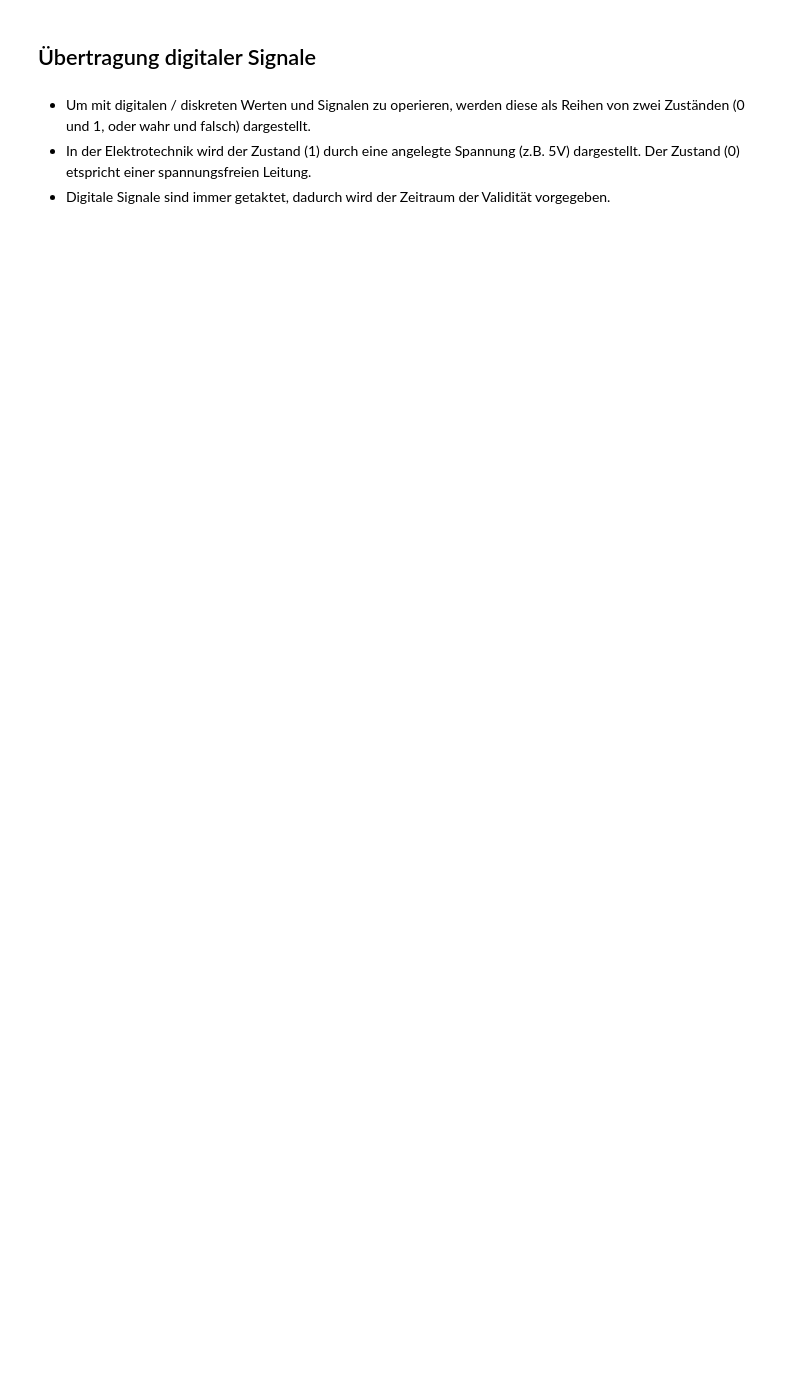
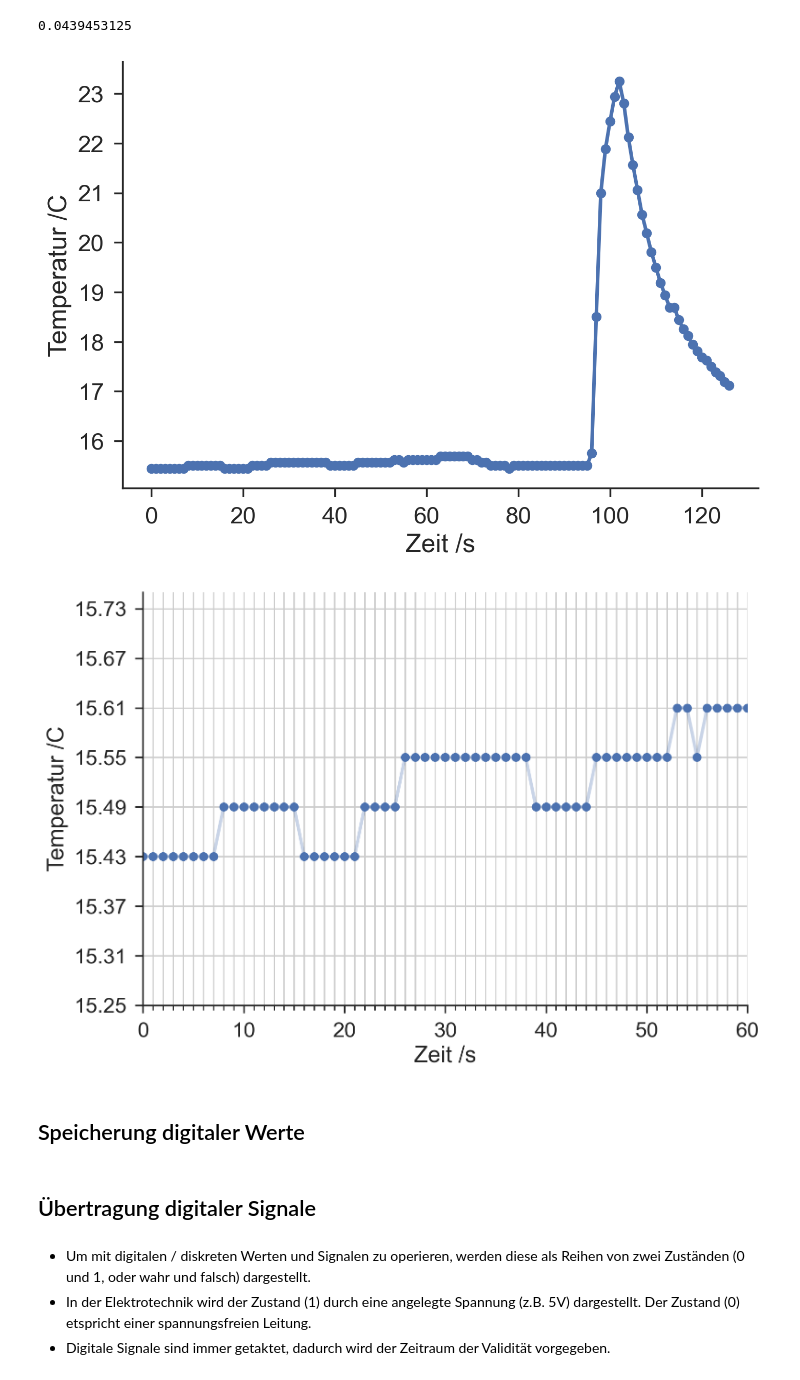
Before and after one commit to lu-kas/Vorlesung_Ingenieurinformatik, a Jupyter notebook: Content/Script/01_computer/012_digitale_informationen.ipynb, the cells around one changed output. Saved outputs shown, nothing was run; the diff lists cells and outputs as text; code cells hidden in the pictures; blank space fills up the shorter version.

```diff
--- a/Content/Script/01_computer/012_digitale_informationen.ipynb
+++ b/Content/Script/01_computer/012_digitale_informationen.ipynb
@@ -72,3 +68,71 @@ plt.savefig('./bilder/signal_digital_analog.png')
+# %%
+temp_data = np.array([15.44, 15.44, 15.44, 15.44, 15.44, 15.44, 15.44,
+                      15.44, 15.50, 15.50, 15.50, 15.50, 15.50, 15.50,
+                      15.50, 15.50, 15.44, 15.44, 15.44, 15.44, 15.44,
+                      15.44, 15.50, 15.50, 15.50, 15.50, 15.56, 15.56,
+                      15.56, 15.56, 15.56, 15.56, 15.56, 15.56, 15.56,
+                      15.56, 15.56, 15.56, 15.56, 15.50, 15.50, 15.50,
+                      15.50, 15.50, 15.50, 15.56, 15.56, 15.56, 15.56,
+                      15.56, 15.56, 15.56, 15.56, 15.62, 15.62, 15.56,
+                      15.62, 15.62, 15.62, 15.62, 15.62, 15.62, 15.62,
+                      15.69, 15.69, 15.69, 15.69, 15.69, 15.69, 15.69,
+                      15.62, 15.62, 15.56, 15.56, 15.50, 15.50, 15.50,
+                      15.50, 15.44, 15.50, 15.50, 15.50, 15.50, 15.50,
+                      15.50, 15.50, 15.50, 15.50, 15.50, 15.50,
+                      15.50, 15.50, 15.50, 15.50, 15.50, 15.50, 15.75,
+                      18.50, 21.00, 21.88, 22.44, 22.94, 23.25, 22.81,
+                      22.12, 21.56, 21.06, 20.56, 20.19, 19.81, 19.50,
+                      19.19, 18.94, 18.69, 18.69, 18.44, 18.25, 18.12,
+                      17.94, 17.81, 17.69, 17.62, 17.50, 17.38, 17.31,
+                      17.19, 17.12])
+time_data = range(len(temp_data))
+
+temp_range = 125 - (-55)
+temp_n = 2**12
+temp_delta = temp_range / temp_n
+#print(temp_delta)
+
+# print((temp_data+55) / temp_delta)
+# print(temp_data)
+# print(-55 + 0.05 + np.floor((temp_data+55) / temp_delta) * temp_delta)
+
+plt.plot(temp_data)
+plt.scatter(time_data, temp_data)
+plt.xlabel('Zeit /s')
+plt.ylabel('Temperatur /C')
+sns.despine()
+plt.savefig('./bilder/temperatur_digital_all.png')
+plt.show()
+plt.clf()
+
+xmajor_ticks = np.arange(0, 61, 10)
+xminor_ticks = np.arange(0, 61, 1)
+ymajor_ticks = np.arange(15.25, 15.75, 0.06)
+yminor_ticks = np.arange(15.25, 15.75, 0.06)
+
+ax = plt.gca()
+
+ax.set_xticks(xmajor_ticks)
+ax.set_xticks(xminor_ticks, minor=True)
+ax.set_yticks(ymajor_ticks)
+ax.set_yticks(yminor_ticks, minor=True)
+plt.tight_layout()
+plt.grid(which='both')
+
+plt.plot(temp_data - 0.01, alpha=0.3)
+plt.scatter(time_data, temp_data - 0.01)
+plt.xlabel('Zeit /s')
+plt.ylabel('Temperatur /C')
+plt.xlim([0,60])
+plt.ylim([15.25, 15.75])
+sns.despine()
+plt.savefig('./bilder/temperatur_digital_zoom.png')
+# %% [output]
+0.0439453125
+[figure, added]
+[figure, added]
+# %% [markdown]
+## Speicherung digitaler Werte
 # %% [markdown]
 ## Übertragung digitaler Signale
 # %% [markdown]
```
Also changed, not shown: parts of 15 cells of this notebook, 5 other files.
